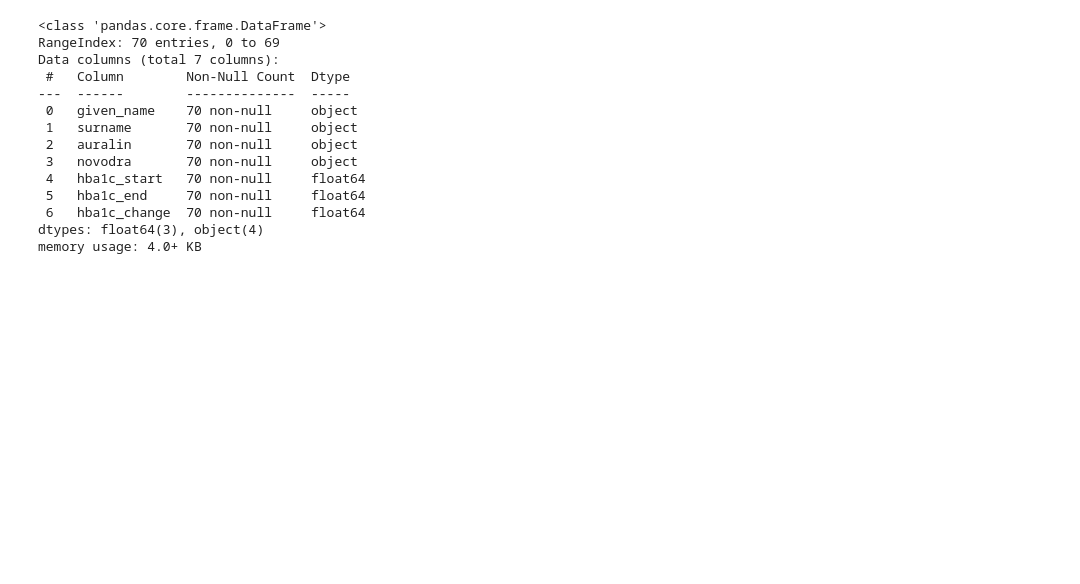
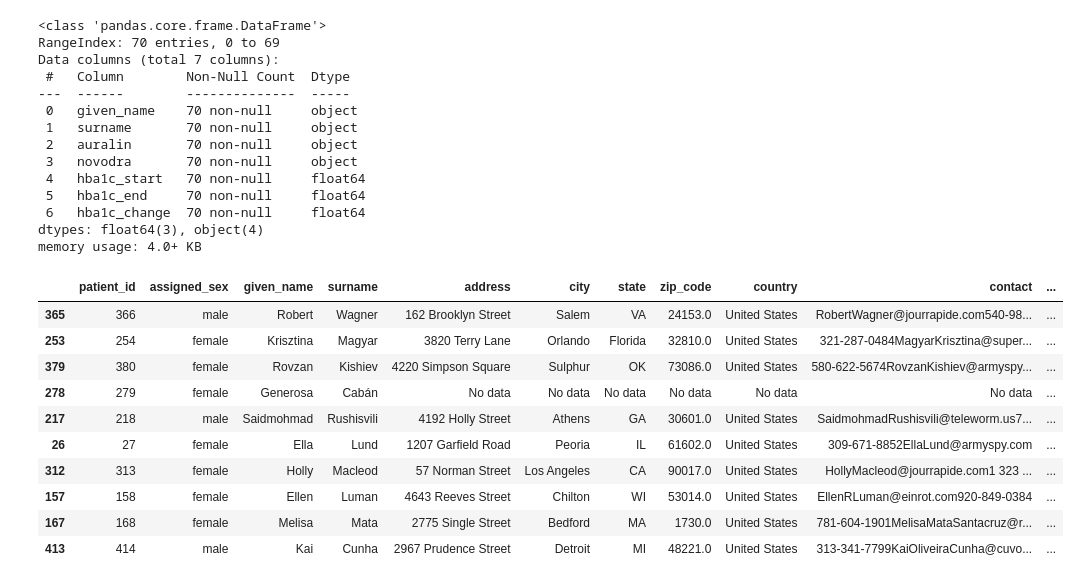
Before and after one commit to thekushak0003/My-DSMP-Journey, a Jupyter notebook: sessions files/session28.ipynb, the cells around one changed output. Drawn from its saved outputs; the diff is of its cells as text; code cells hidden in the pictures; blank space fills up the shorter version.

```diff
--- a/sessions files/session28.ipynb
+++ b/sessions files/session28.ipynb
@@ -296,3 +296,17 @@ import re
 
 patients_df['phone'] = patients_df["contact"].apply(lambda x: find_contact_details(x)).apply(lambda x:x[0])
 patients_df['email'] = patients_df["contact"].apply(lambda x: find_contact_details(x)).apply(lambda x:x[1])
+# %%
+patients_df.sample(10)
+# %% [output]
+|  | patient_id | assigned_sex | given_name | surname | address | city | state | zip_code | country | contact | ... |
+| 365 | 366 | male | Robert | Wagner | 162 Brooklyn Street | Salem | VA | 24153.0 | United States | RobertWagner@jourrapide.com540-98... | ... |
+| 253 | 254 | female | Krisztina | Magyar | 3820 Terry Lane | Orlando | Florida | 32810.0 | United States | 321-287-0484MagyarKrisztina@super... | ... |
+| 379 | 380 | female | Rovzan | Kishiev | 4220 Simpson Square | Sulphur | OK | 73086.0 | United States | 580-622-5674RovzanKishiev@armyspy... | ... |
+| 278 | 279 | female | Generosa | Cabán | No data | No data | No data | No data | No data | No data | ... |
+| 217 | 218 | male | Saidmohmad | Rushisvili | 4192 Holly Street | Athens | GA | 30601.0 | United States | SaidmohmadRushisvili@teleworm.us7... | ... |
+| 26 | 27 | female | Ella | Lund | 1207 Garfield Road | Peoria | IL | 61602.0 | United States | 309-671-8852EllaLund@armyspy.com | ... |
+| 312 | 313 | female | Holly | Macleod | 57 Norman Street | Los Angeles | CA | 90017.0 | United States | HollyMacleod@jourrapide.com1 323 ... | ... |
+| 157 | 158 | female | Ellen | Luman | 4643 Reeves Street | Chilton | WI | 53014.0 | United States | EllenRLuman@einrot.com920-849-0384 | ... |
+| 167 | 168 | female | Melisa | Mata | 2775 Single Street | Bedford | MA | 1730.0 | United States | 781-604-1901MelisaMataSantacruz@r... | ... |
+| 413 | 414 | male | Kai | Cunha | 2967 Prudence Street | Detroit | MI | 48221.0 | United States | 313-341-7799KaiOliveiraCunha@cuvo... | ... |
```
Also changed, not shown: 1 other file.
